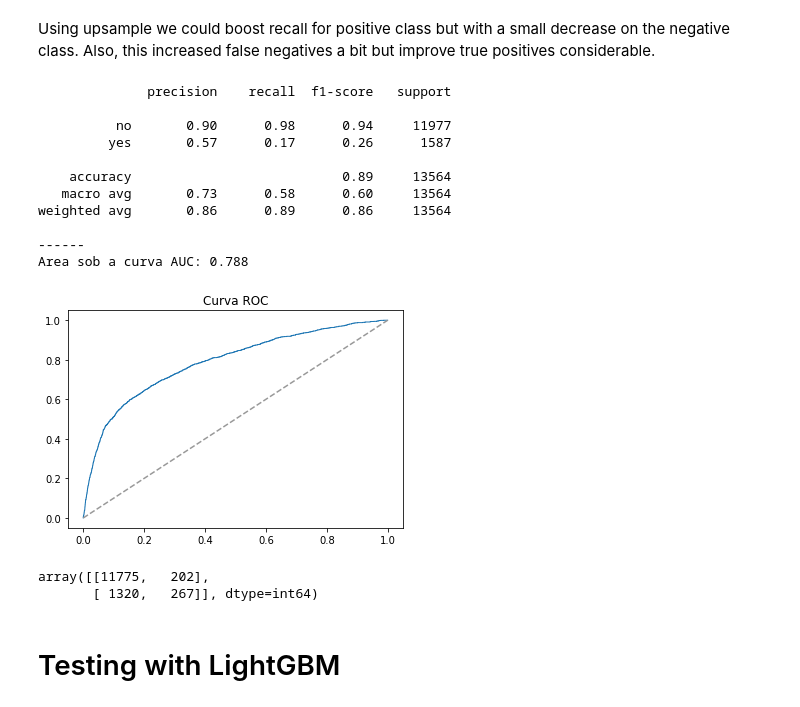
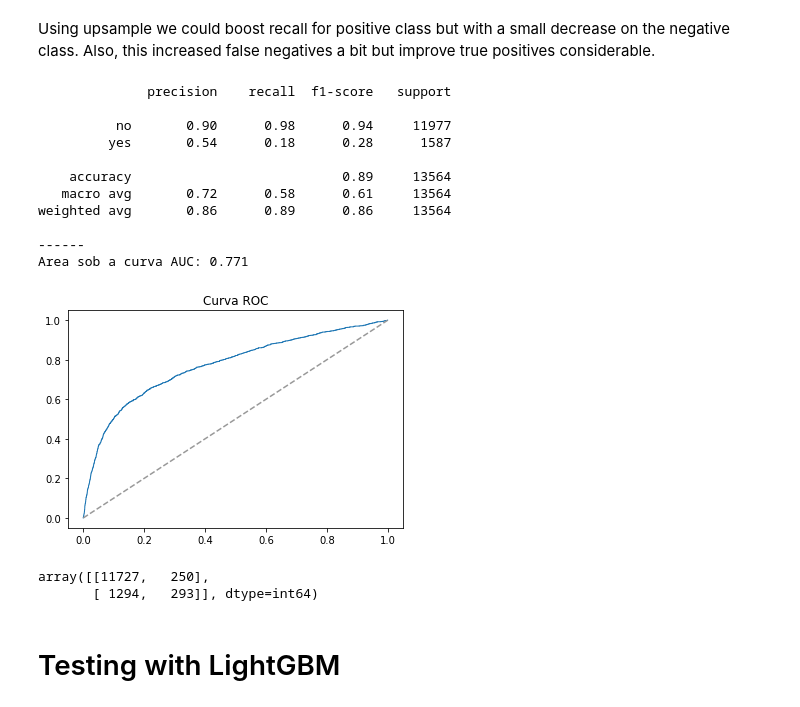
Before and after one commit to carlosealuz/pt_bank_marketing_analysis, a Jupyter notebook: Classification_model.ipynb, the cells around one changed output. Saved outputs shown, nothing was run; the diff lists cells and outputs as text; code cells hidden in the pictures.

```diff
--- a/Classification_model.ipynb
+++ b/Classification_model.ipynb
@@ -48,3 +50,5 @@ df.drop(['poutcome', 'pdays'], axis=1, inplace=True)
+# %%
+df.drop(['duration'], axis=1, inplace=True)
 # %%
 df.describe()
 # %% [output]
@@ -233,5 +236,5 @@ results.x
 # %%
-best_model = RandomForestClassifier(n_estimators=450, criterion='gini', max_depth=100,
+best_model = RandomForestClassifier(n_estimators=300, criterion='entropy', max_depth=70,
                                     min_samples_leaf=1, min_samples_split=2, random_state=12)
 
 best_model.fit(X_train_encoded, y_train)
@@ -278,44 +281,44 @@ from imblearn.over_sampling import SMOTE
 smote = SMOTE(random_state = 14)
 X_train_3, y_train_3 = smote.fit_sample(X_train_encoded, y_train)
 # %%
-best_model_s = RandomForestClassifier(n_estimators=450, criterion='gini', max_depth=100,
-                                      min_samples_leaf=1, min_samples_split=2, random_state=12)
+best_model_s = RandomForestClassifier(n_estimators=300, criterion='entropy', max_depth=70,
+                                    min_samples_leaf=1, min_samples_split=2, random_state=12)
 
 best_model_s.fit(X_train_3, y_train_3)
 y1_predicted = best_model_s.predict(X_test_encoded)
 y1_predicted_prob = best_model_s.predict_proba(X_test_encoded)[:, 1]
 fpr, tpr, threshold = roc_curve(y_test.values, y1_predicted_prob)
 roc_auc = roc_auc_score(y_test, y1_predicted_prob)
 
 print(classification_report(y_test, y1_predicted, target_names=['no','yes']))
 print('------')
 print('Area sob a curva AUC: {:.03f}'.format(roc_auc))
 
 plt.plot(fpr, tpr, lw=1)
 #plot_roc_curve(best_model_s, X1_test_encoded, y1_test)
 plt.plot([0,1],[0,1], '--', color=(0.6,0.6,0.6), label="sorte")
 plt.title("Curva ROC", fontsize=12)
 
 plt.show()
 # %% [output]
               precision    recall  f1-score   support
 
           no       0.90      0.98      0.94     11977
-         yes       0.57      0.17      0.26      1587
+         yes       0.54      0.18      0.28      1587
 
     accuracy                           0.89     13564
-   macro avg       0.73      0.58      0.60     13564
+   macro avg       0.72      0.58      0.61     13564
 weighted avg       0.86      0.89      0.86     13564
 
 ------
-Area sob a curva AUC: 0.788
+Area sob a curva AUC: 0.771
-[figure, old version]
+[figure, new version]
 # %%
 cnf_matrix = confusion_matrix(y_test, y1_predicted)
 cnf_matrix
 # %% [output]
-array([[11775,   202],
-       [ 1320,   267]], dtype=int64)
+array([[11727,   250],
+       [ 1294,   293]], dtype=int64)
 # %% [markdown]
 # Testing with LightGBM
 # %% [markdown]
```
Also changed, not shown: parts of 17 cells of this notebook.
